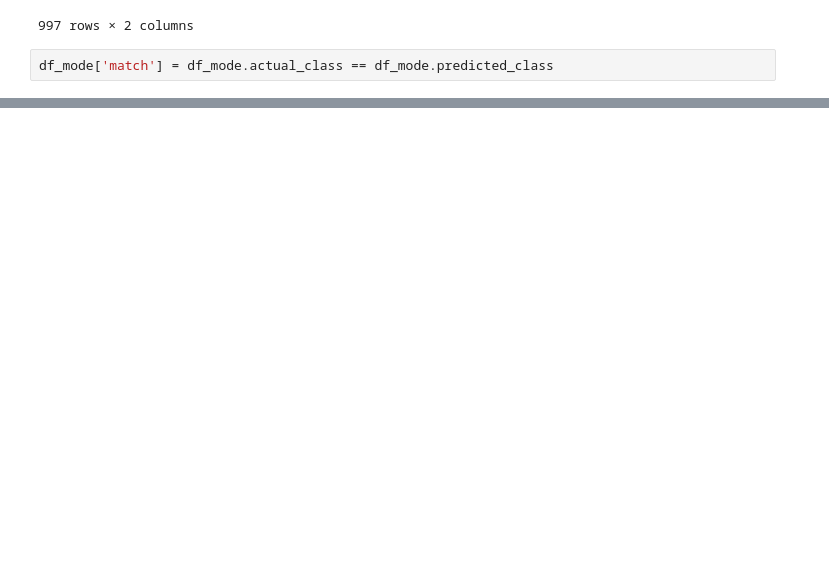
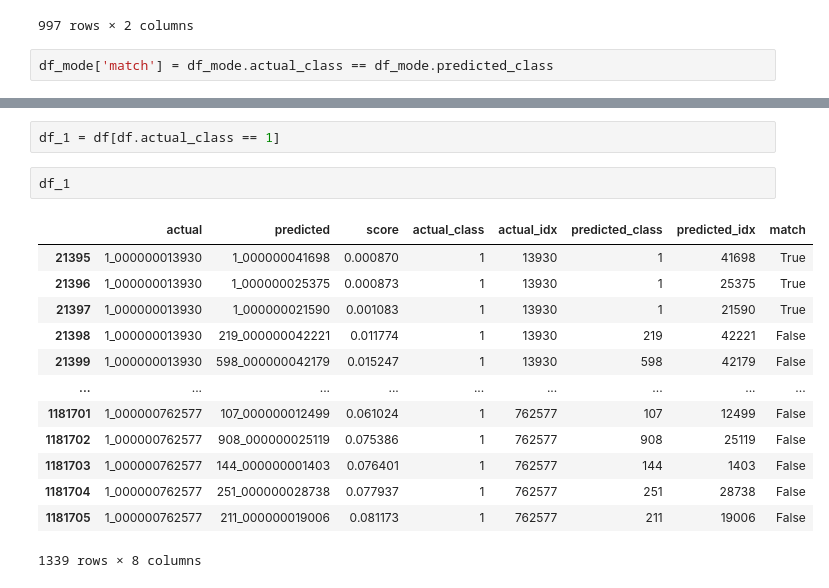
Before and after one commit to romaroman/pharma, a Jupyter notebook: notebooks/hash_analysis.ipynb, the cells around one changed output, grey strips where cells are left out. Saved outputs shown, nothing was run; the diff lists cells and outputs as text; blank space fills up the shorter version.

```diff
--- a/notebooks/hash_analysis.ipynb
+++ b/notebooks/hash_analysis.ipynb
@@ -69,0 +130,18 @@ Name: match, dtype: int64
+# %%
+df_1 = df[df.actual_class == 1]
+# %%
+df_1
+# %% [output]
+|  | actual | predicted | score | actual_class | actual_idx | predicted_class | predicted_idx | match |
+| 21395 | 1_000000013930 | 1_000000041698 | 0.000870 | 1 | 13930 | 1 | 41698 | True |
+| 21396 | 1_000000013930 | 1_000000025375 | 0.000873 | 1 | 13930 | 1 | 25375 | True |
+| 21397 | 1_000000013930 | 1_000000021590 | 0.001083 | 1 | 13930 | 1 | 21590 | True |
+| 21398 | 1_000000013930 | 219_000000042221 | 0.011774 | 1 | 13930 | 219 | 42221 | False |
+| 21399 | 1_000000013930 | 598_000000042179 | 0.015247 | 1 | 13930 | 598 | 42179 | False |
+| ... | ... | ... | ... | ... | ... | ... | ... | ... |
+| 1181701 | 1_000000762577 | 107_000000012499 | 0.061024 | 1 | 762577 | 107 | 12499 | False |
+| 1181702 | 1_000000762577 | 908_000000025119 | 0.075386 | 1 | 762577 | 908 | 25119 | False |
+| 1181703 | 1_000000762577 | 144_000000001403 | 0.076401 | 1 | 762577 | 144 | 1403 | False |
+| 1181704 | 1_000000762577 | 251_000000028738 | 0.077937 | 1 | 762577 | 251 | 28738 | False |
+| 1181705 | 1_000000762577 | 211_000000019006 | 0.081173 | 1 | 762577 | 211 | 19006 | False |
+1339 rows × 8 columns
```
Also changed, not shown: parts of 11 cells of this notebook, 1 other file.
